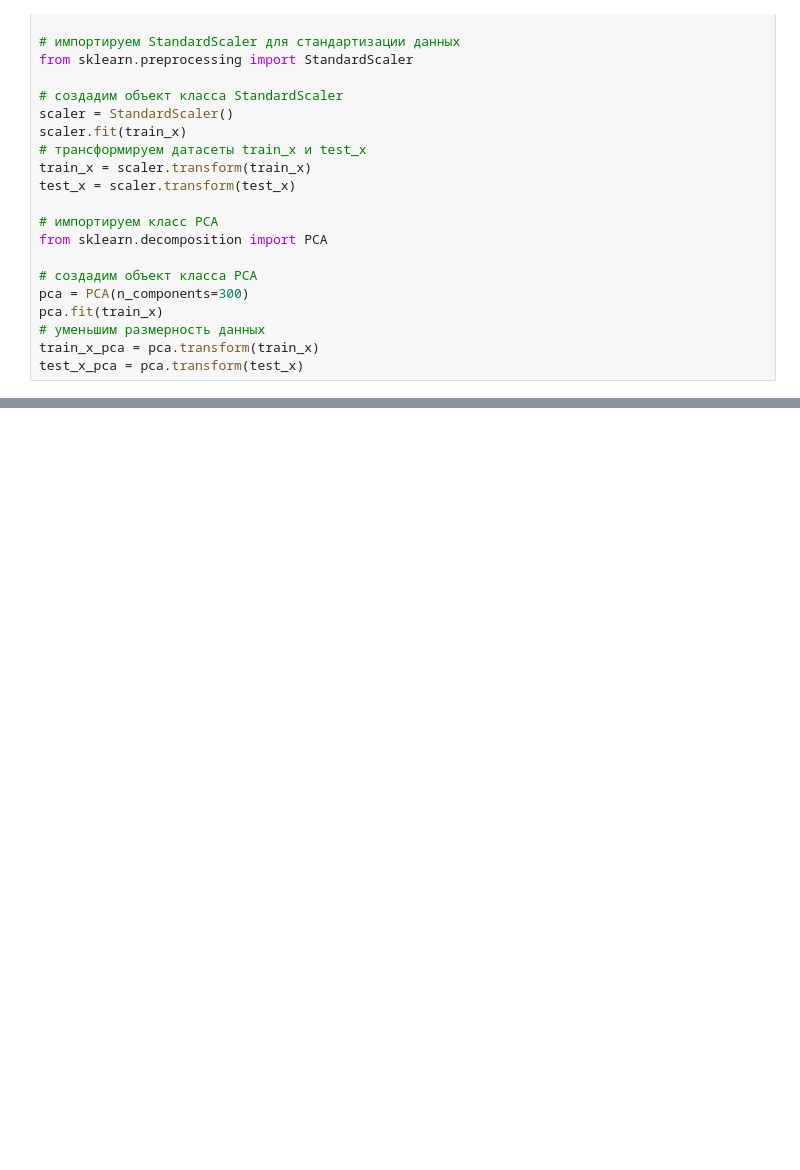
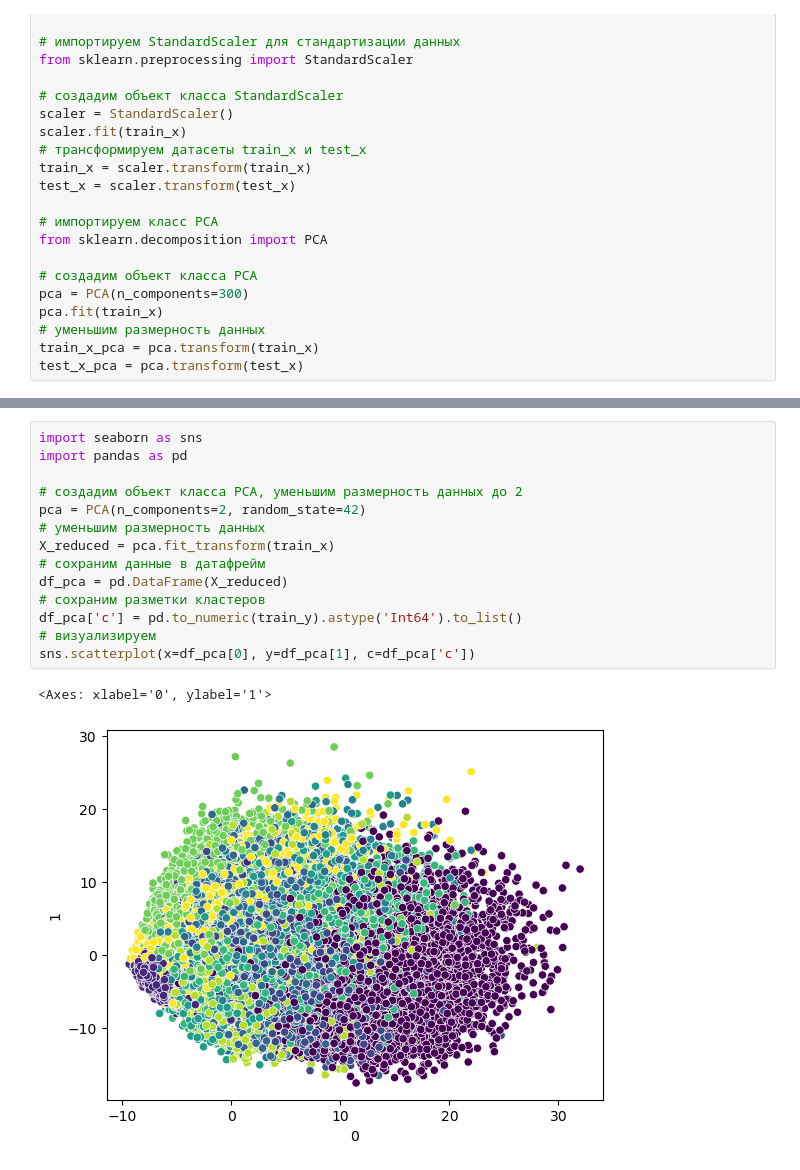
Before and after one commit to ivajazz/ML_4, a Jupyter notebook: dst-ml4-6_PCA.ipynb, the cells around one changed output, grey strips where cells are left out. Cells and saved outputs as stored; diff of their text form; blank space fills up the shorter version.

Commit message:
new_data

```diff
--- a/dst-ml4-6_PCA.ipynb
+++ b/dst-ml4-6_PCA.ipynb
@@ -75,3 +75,20 @@ tsne = TSNE(n_components=2, perplexity=30, n_iter=500, random_state=42)
 tsne.fit_transform(X)
 # %% [output]
 KeyboardInterrupt:
+# %%
+import seaborn as sns
+import pandas as pd
+
+# создадим объект класса PCA, уменьшим размерность данных до 2
+pca = PCA(n_components=2, random_state=42)
+# уменьшим размерность данных
+X_reduced = pca.fit_transform(train_x)
+# сохраним данные в датафрейм
+df_pca = pd.DataFrame(X_reduced)
+# сохраним разметки кластеров
+df_pca['c'] = pd.to_numeric(train_y).astype('Int64').to_list()
+# визуализируем
+sns.scatterplot(x=df_pca[0], y=df_pca[1], c=df_pca['c'])
+# %% [output]
+<Axes: xlabel='0', ylabel='1'>
+[figure, added]
```
Also changed, not shown: parts of 3 cells of this notebook, 1 other file.
